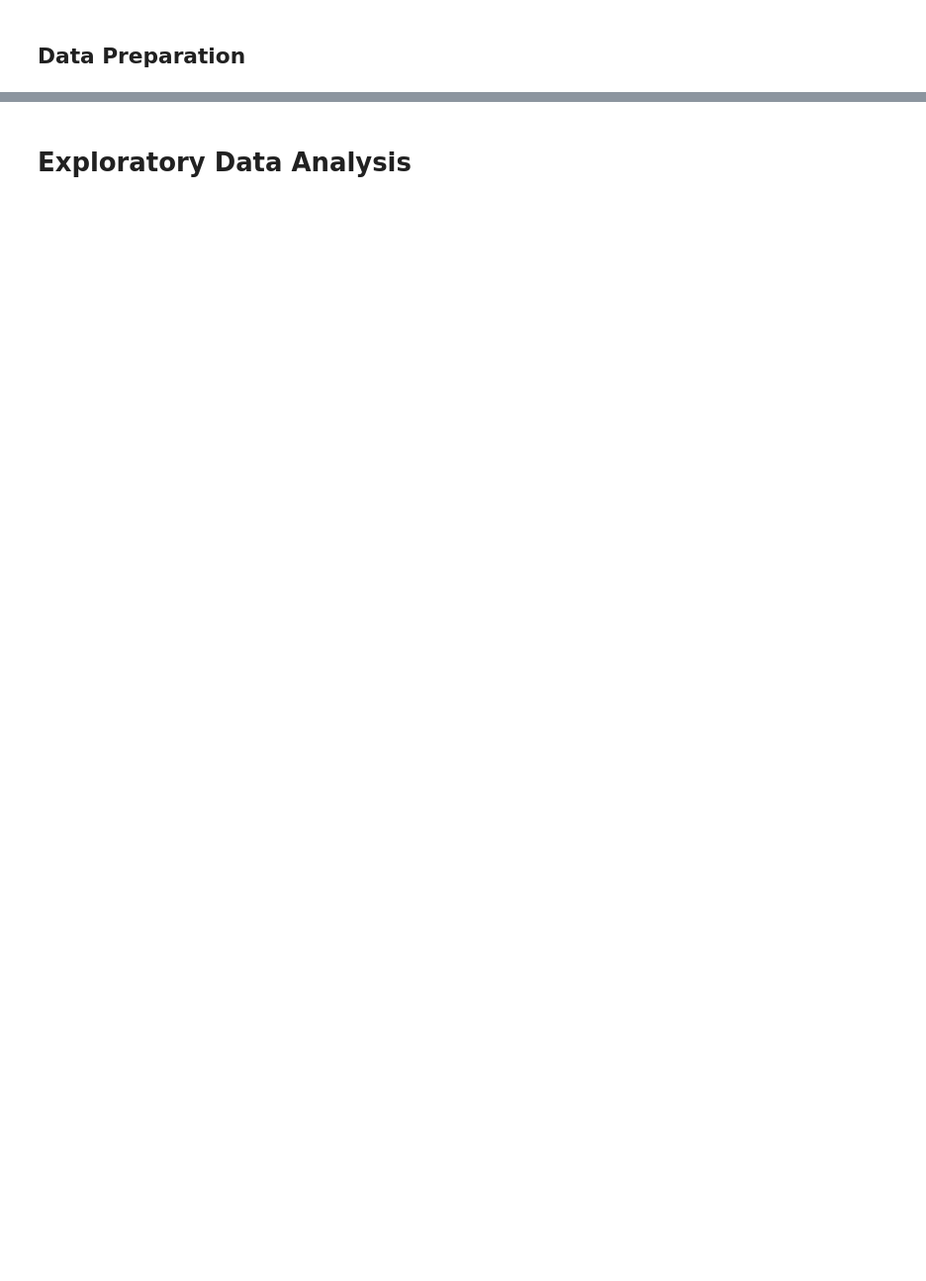
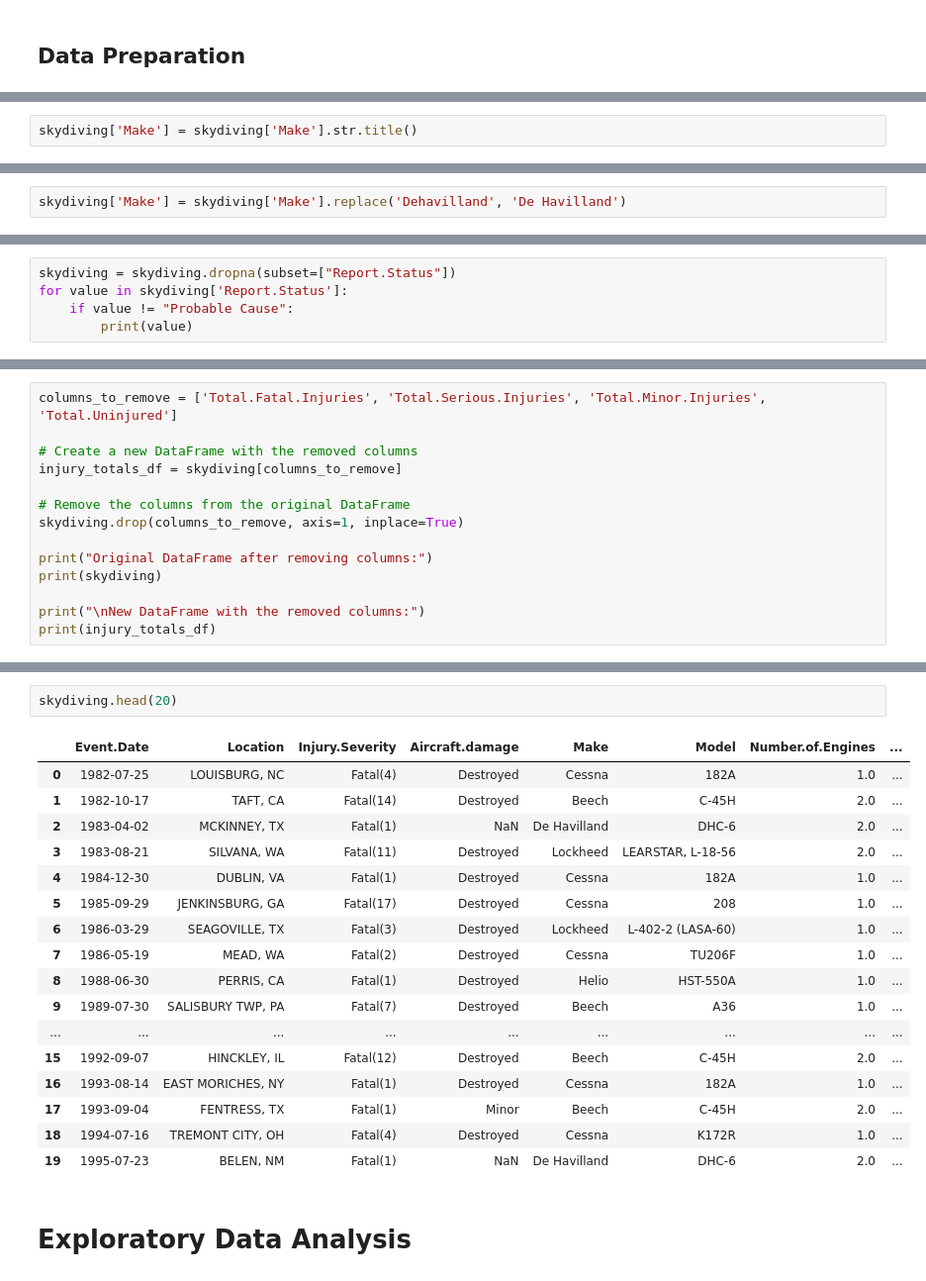
Before and after one commit to morgannash1/phase1_project, a Jupyter notebook: notebook.ipynb, the cells around one changed output, grey strips where cells are left out. Shown: that part at 99% size. Cells and saved outputs as stored; diff of their text form; blank space fills up the shorter version.

```diff
--- a/notebook.ipynb
+++ b/notebook.ipynb
@@ -6,0 +245,2 @@
+# %%
+skydiving['Make'] = skydiving['Make'].str.title()
@@ -6,0 +262,2 @@
+# %%
+skydiving['Make'] = skydiving['Make'].replace('Dehavilland', 'De Havilland')
@@ -6,0 +319,5 @@
+# %%
+skydiving = skydiving.dropna(subset=["Report.Status"])
+for value in skydiving['Report.Status']:
+    if value != "Probable Cause":
+        print(value)
@@ -6,0 +451,14 @@
+# %%
+columns_to_remove = ['Total.Fatal.Injuries', 'Total.Serious.Injuries', 'Total.Minor.Injuries', 'Total.Uninjured']
+
+# Create a new DataFrame with the removed columns
+injury_totals_df = skydiving[columns_to_remove]
+
+# Remove the columns from the original DataFrame
+skydiving.drop(columns_to_remove, axis=1, inplace=True)
+
+print("Original DataFrame after removing columns:")
+print(skydiving)
+
+print("\nNew DataFrame with the removed columns:")
+print(injury_totals_df)
@@ -7,2 +483,22 @@
+# %%
+skydiving.head(20)
+# %% [output]
+|  | Event.Date | Location | Injury.Severity | Aircraft.damage | Make | Model | Number.of.Engines | ... |
+| 0 | 1982-07-25 | LOUISBURG, NC | Fatal(4) | Destroyed | Cessna | 182A | 1.0 | ... |
+| 1 | 1982-10-17 | TAFT, CA | Fatal(14) | Destroyed | Beech | C-45H | 2.0 | ... |
+| 2 | 1983-04-02 | MCKINNEY, TX | Fatal(1) | NaN | De Havilland | DHC-6 | 2.0 | ... |
+| 3 | 1983-08-21 | SILVANA, WA | Fatal(11) | Destroyed | Lockheed | LEARSTAR, L-18-56 | 2.0 | ... |
+| 4 | 1984-12-30 | DUBLIN, VA | Fatal(1) | Destroyed | Cessna | 182A | 1.0 | ... |
+| 5 | 1985-09-29 | JENKINSBURG, GA | Fatal(17) | Destroyed | Cessna | 208 | 1.0 | ... |
+| 6 | 1986-03-29 | SEAGOVILLE, TX | Fatal(3) | Destroyed | Lockheed | L-402-2 (LASA-60) | 1.0 | ... |
+| 7 | 1986-05-19 | MEAD, WA | Fatal(2) | Destroyed | Cessna | TU206F | 1.0 | ... |
+| 8 | 1988-06-30 | PERRIS, CA | Fatal(1) | Destroyed | Helio | HST-550A | 1.0 | ... |
+| 9 | 1989-07-30 | SALISBURY TWP, PA | Fatal(7) | Destroyed | Beech | A36 | 1.0 | ... |
+| ... | ... | ... | ... | ... | ... | ... | ... | ... |
+| 15 | 1992-09-07 | HINCKLEY, IL | Fatal(12) | Destroyed | Beech | C-45H | 2.0 | ... |
+| 16 | 1993-08-14 | EAST MORICHES, NY | Fatal(1) | Destroyed | Cessna | 182A | 1.0 | ... |
+| 17 | 1993-09-04 | FENTRESS, TX | Fatal(1) | Minor | Beech | C-45H | 2.0 | ... |
+| 18 | 1994-07-16 | TREMONT CITY, OH | Fatal(4) | Destroyed | Cessna | K172R | 1.0 | ... |
+| 19 | 1995-07-23 | BELEN, NM | Fatal(1) | NaN | De Havilland | DHC-6 | 2.0 | ... |
 # %% [markdown]
 # Exploratory Data Analysis
```
Also changed, not shown: parts of 39 cells of this notebook.
